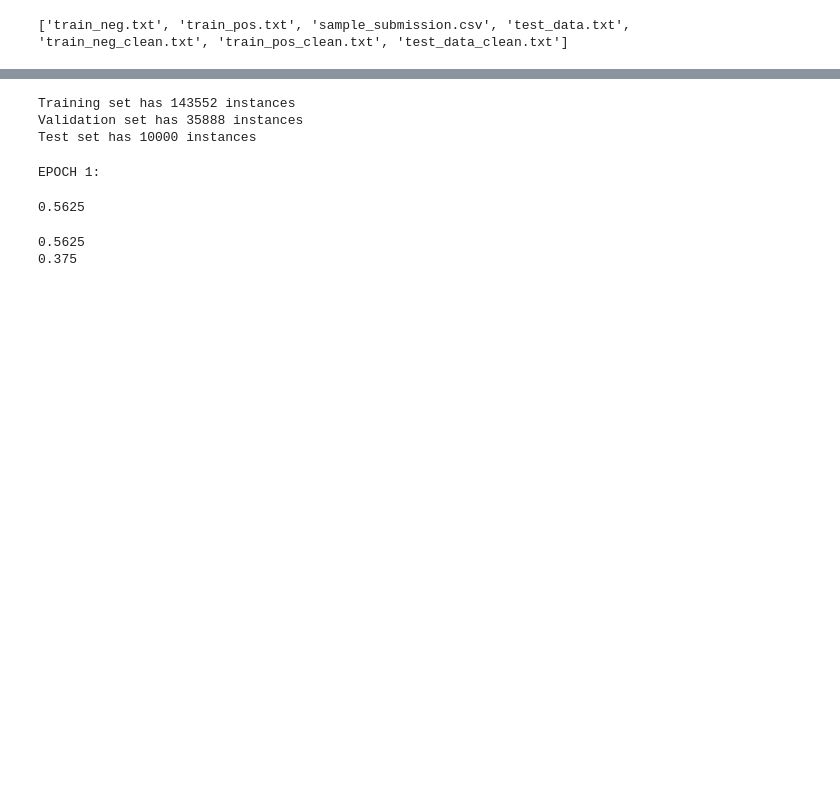
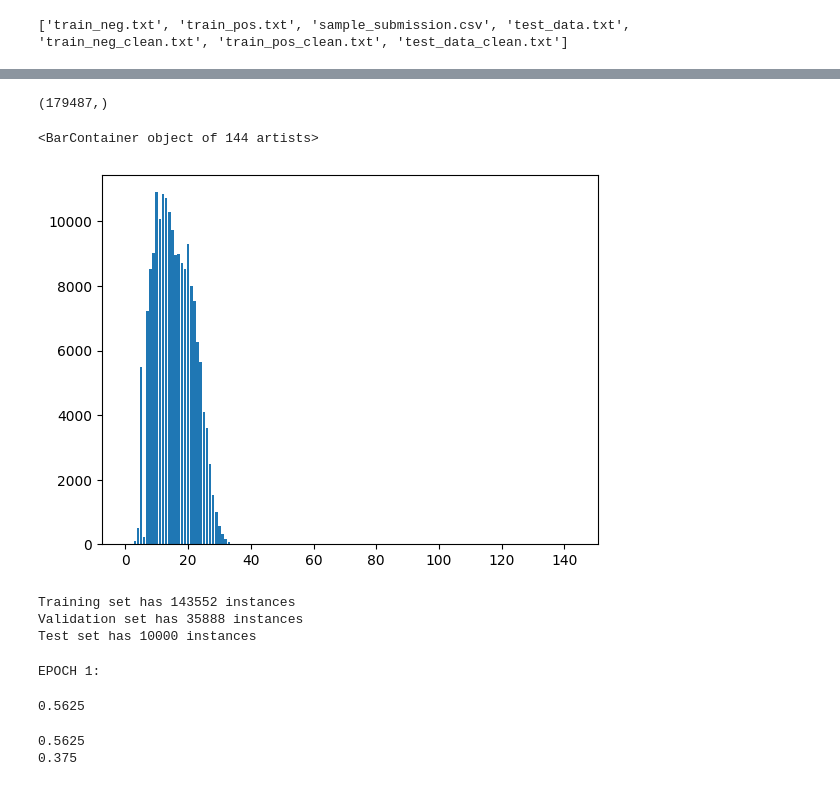
Before and after one commit to hysamah/ML_Project2, a Jupyter notebook: sync_main.ipynb, the cells around one changed output, grey strips where cells are left out. Drawn from its saved outputs; the diff is of its cells as text; code cells hidden in the pictures; blank space fills up the shorter version.

Commit message:
added tweet histogram

```diff
--- a/sync_main.ipynb
+++ b/sync_main.ipynb
@@ -83,0 +95,5 @@ device(type='cuda', index=1)
+# %%
+histogram = X_train
+histogram['num_uniq'] = histogram.apply(pd.Series.nunique, axis=1)
+histogram = histogram['num_uniq']
+histogram
@@ -84,3 +124,14 @@ device(type='cuda', index=1)
+# %%
+histogram.shape
+# %% [output]
+(179487,)
+# %%
+import matplotlib.pyplot as plt
+hist,bins = np.histogram(histogram,bins = [i for i in range(0, 145, 1)])
+plt.bar(bins[:-1], hist)
+# %% [output]
+<BarContainer object of 144 artists>
+[figure, added]
 # %%
 data_split = (X_train.shape[0]*0.2)%batch_size
 data_split  = X_train.shape[0]*0.2 - data_split
```
Also changed, not shown: parts of 10 cells of this notebook, 3 other files.
